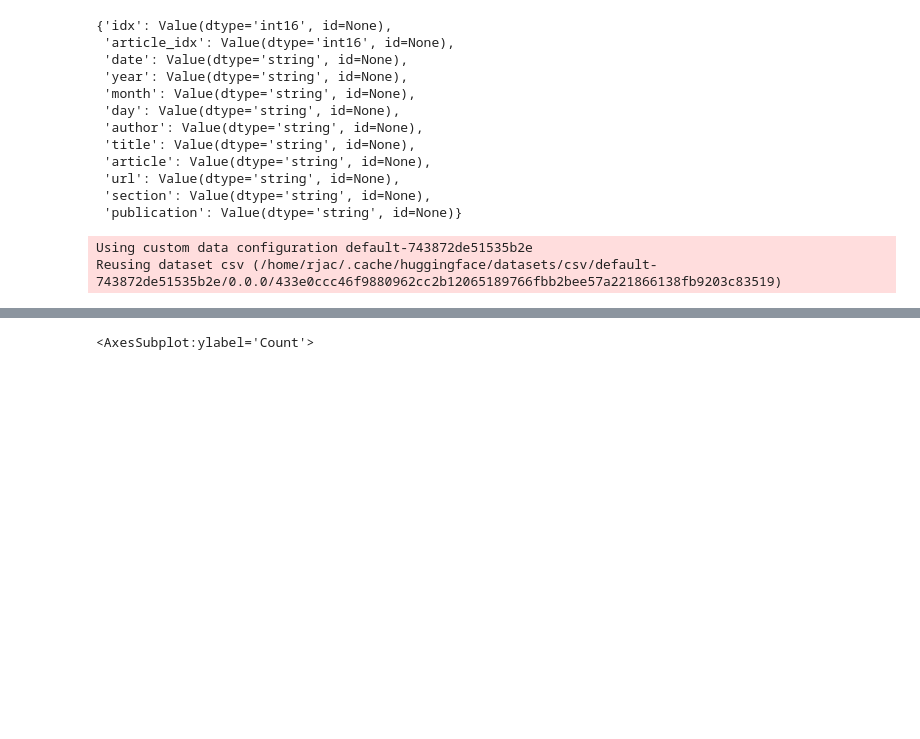
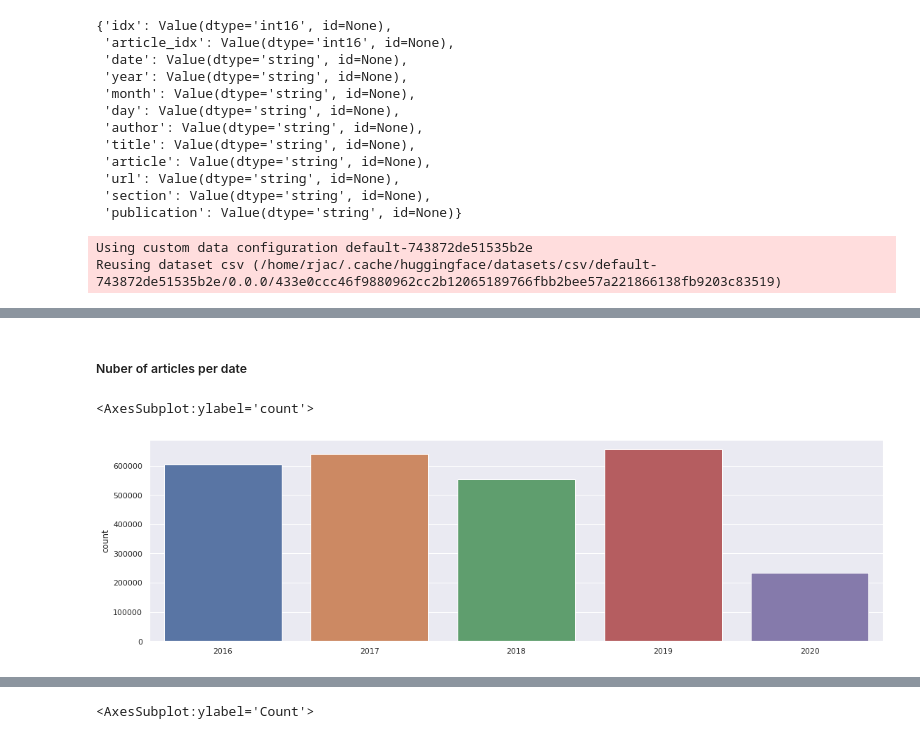
Before and after one commit to rafael-ariascalles/nlp-glg-clustering-pipeline, a Jupyter notebook: notebooks/dataUnderstanding.ipynb, the cells around one changed output, grey strips where cells are left out. Cells and saved outputs as stored; diff of their text form; code cells hidden in the pictures; blank space fills up the shorter version.

```diff
--- a/notebooks/dataUnderstanding.ipynb
+++ b/notebooks/dataUnderstanding.ipynb
@@ -83,0 +81,2 @@ Reusing dataset csv (/home/rjac/.cache/huggingface/datasets/csv/default-743872de
+# %% [markdown]
+##### Nuber of articles per date
@@ -84,2 +98,8 @@ Reusing dataset csv (/home/rjac/.cache/huggingface/datasets/csv/default-743872de
 # %%
-df = df.map(string_to_datetime,batched=True,num_proc=6)
+df = df.map(string_to_datetime,batched=True,num_proc=10)
+# %%
+sns.set(rc={'figure.figsize':(18.7,5.27)})
+sns.countplot(x=[d.year for d in df["train"]["datetime"]])
+# %% [output]
+<AxesSubplot:ylabel='count'>
+[figure, added]
```
Also changed, not shown: parts of 17 cells of this notebook.
